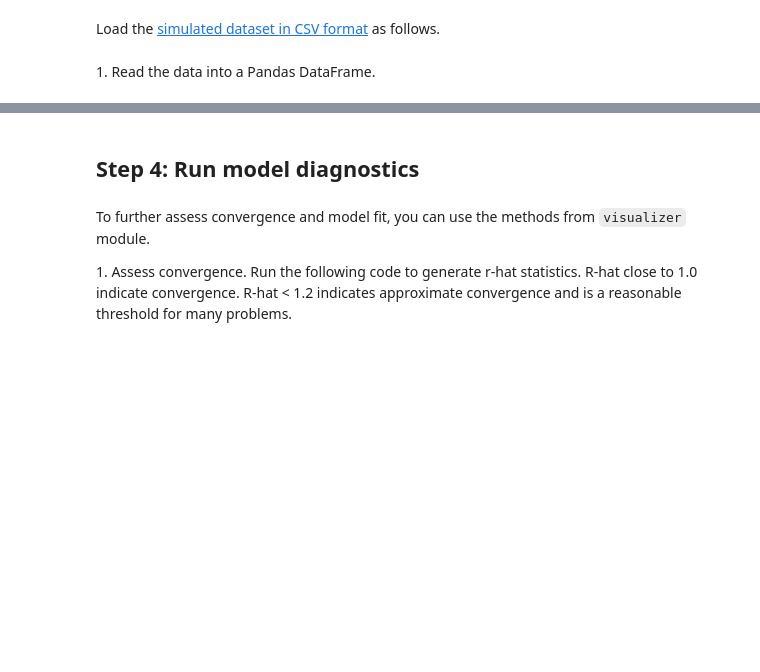
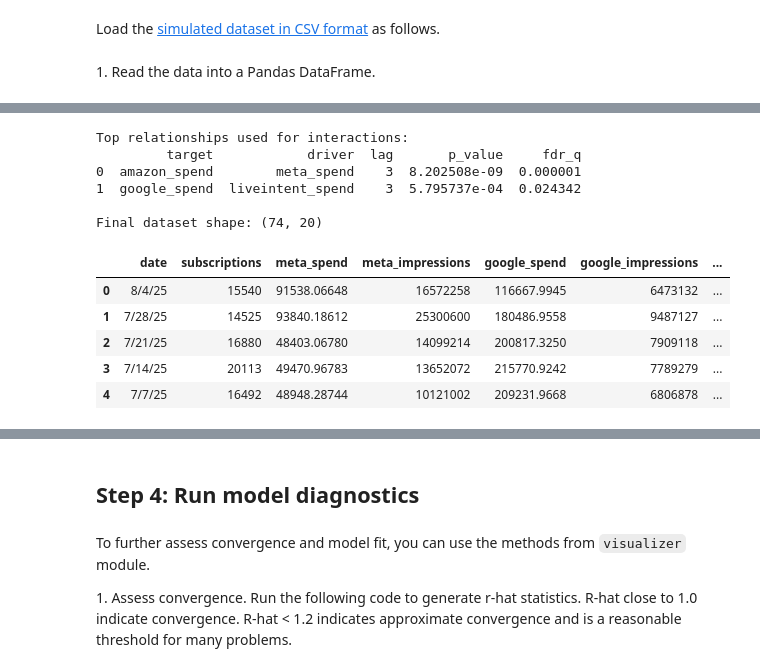
Before and after one commit to pstat197/BlueAlpha3-Synergy-Analysis, a Jupyter notebook: notebooks/MeridianModel.ipynb, the cells around one changed output, grey strips where cells are left out. Saved outputs shown, nothing was run; the diff lists cells and outputs as text; code cells hidden in the pictures; blank space fills up the shorter version.

Commit message:
Add interaction selection logic

```diff
--- a/notebooks/MeridianModel.ipynb
+++ b/notebooks/MeridianModel.ipynb
@@ -224,3 +274,8 @@ print(df.head())
+# %%
+df = pd.read_csv(
+  "https://raw.githubusercontent.com/pstat197/BlueAlpha3-Synergy-Analysis/refs/heads/meridian_modeling/data/monthly_mocha.csv"
+)
+df = df.loc[:, (df != 0).any()]
 # %%
 # Prepare for Granger
 
@@ -350,0 +414,66 @@ print(df_lagged.head())
+# %%
+# -----------------------------
+# Select top N relationships
+# -----------------------------
+top_n = 3
+
+significant = long_df[long_df["sig_fdr_05"]]
+
+top_relationships = (
+    significant
+    .sort_values("fdr_q")
+    .groupby(["target", "driver"], as_index=False)
+    .first()
+    .sort_values("fdr_q")
+    .head(top_n)
+)
+
+# -----------------------------
+# Create interaction features (LEVELS ONLY)
+# -----------------------------
+df_with_interactions = df.copy()
+
+for _, row in top_relationships.iterrows():
+    target = row["target"]
+    driver = row["driver"]
+
+    col_name = f"{driver}_x_{target}"
+
+    df_with_interactions[col_name] = (
+        df_with_interactions[driver] * df_with_interactions[target]
+    )
+
+# -----------------------------
+# Merge interactions back
+# -----------------------------
+interaction_cols = [c for c in df_with_interactions.columns if "_x_" in c]
+
+df_final = df.merge(
+    df_with_interactions[interaction_cols],
+    left_index=True,
+    right_index=True,
+    how="left"
+).fillna(0)
+
+# -----------------------------
+# Outputs
+# -----------------------------
+print("\nTop relationships used for interactions:")
+print(top_relationships[["target", "driver", "lag", "p_value", "fdr_q"]])
+
+print("\nFinal dataset shape:", df_final.shape)
+
+df_final.head()
+# %% [output]
+Top relationships used for interactions:
+         target            driver  lag       p_value     fdr_q
+0  amazon_spend        meta_spend    3  8.202508e-09  0.000001
+1  google_spend  liveintent_spend    3  5.795737e-04  0.024342
+
+Final dataset shape: (74, 20)
+|  | date | subscriptions | meta_spend | meta_impressions | google_spend | google_impressions | ... |
+| 0 | 8/4/25 | 15540 | 91538.06648 | 16572258 | 116667.9945 | 6473132 | ... |
+| 1 | 7/28/25 | 14525 | 93840.18612 | 25300600 | 180486.9558 | 9487127 | ... |
+| 2 | 7/21/25 | 16880 | 48403.06780 | 14099214 | 200817.3250 | 7909118 | ... |
+| 3 | 7/14/25 | 20113 | 49470.96783 | 13652072 | 215770.9242 | 7789279 | ... |
+| 4 | 7/7/25 | 16492 | 48948.28744 | 10121002 | 209231.9668 | 6806878 | ... |
```
Also changed, not shown: parts of 11 cells of this notebook.
